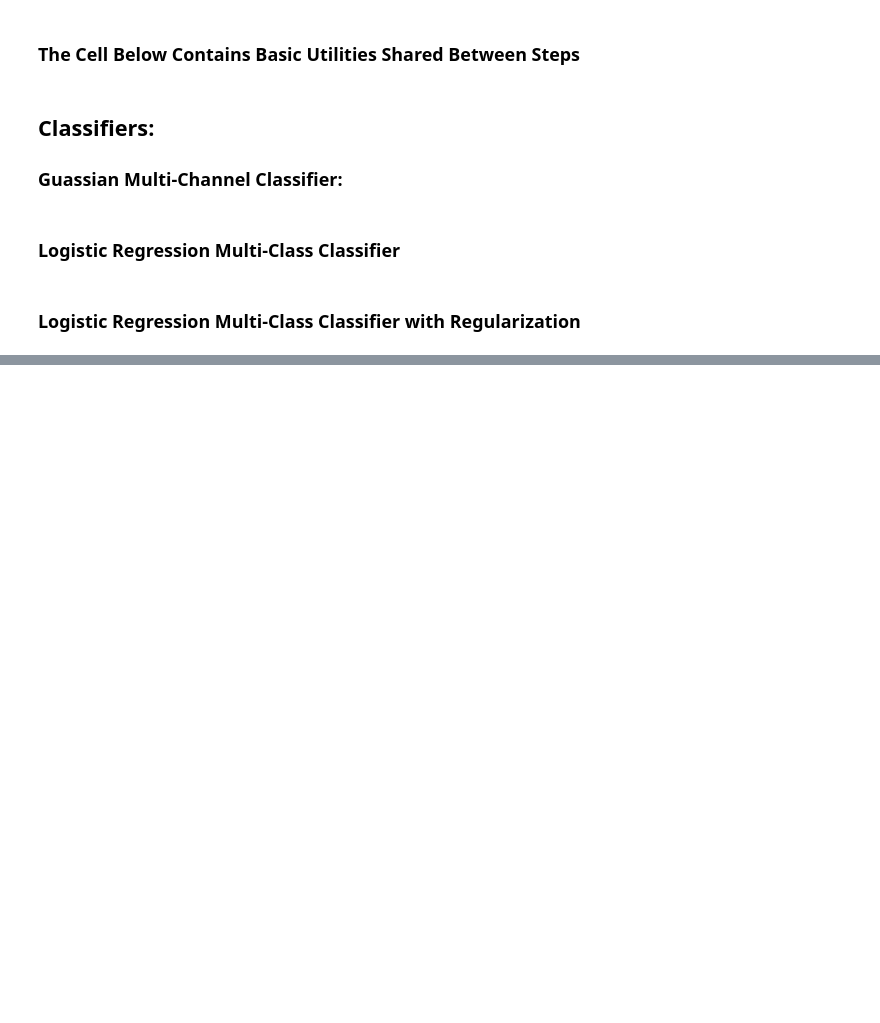
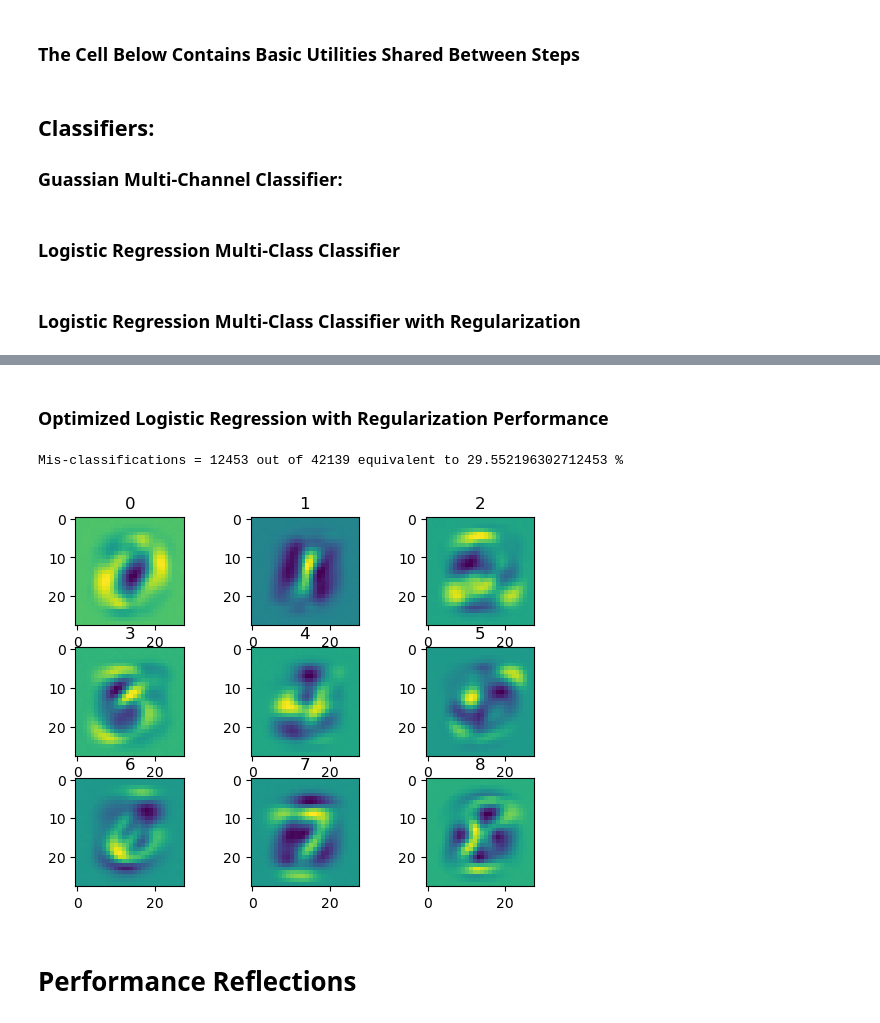
Before and after one commit to brandonegg/MNIST-classification, a Jupyter notebook: Phase2/Phase2.ipynb, the cells around one changed output, grey strips where cells are left out. Saved outputs shown, nothing was run; the diff lists cells and outputs as text; code cells hidden in the pictures; blank space fills up the shorter version.

```diff
--- a/Phase2/Phase2.ipynb
+++ b/Phase2/Phase2.ipynb
@@ -257,7 +282,7 @@ def Optimize_MC_Hyperparameters(x_data ,y_data, range):
     best_misclassifications = None
 
     for lam in range:
-        A = logisticRegressionMultiClassClassifierWithRegularization(x_data, y_data, 1000, lam=lam)
+        A = logisticRegressionMultiClassClassifierWithRegularization(x_data, y_data, 10, lam=lam)
         misclassifications = testLinearMCClassifier(A, x_data, y_data)
 
         if best_misclassifications == None or misclassifications < best_misclassifications:
@@ -287,0 +315,11 @@ Mis-classifications = 124 out of 13105 equivalent to 0.9462037390309042 %
+# %% [markdown]
+### Optimized Logistic Regression with Regularization Performance
+# %%
+A = Optimize_MC_Hyperparameters(X_train, y_train, np.linspace(0, 2, 4))
+result = testLinearMCClassifier(A, X_train, y_train, True)
+fig, axs = graphClassifier(A)
+# %% [output]
+Mis-classifications = 12453 out of 42139 equivalent to 29.552196302712453 %
+[figure, added]
+# %% [markdown]
+# Performance Reflections
```
Also changed, not shown: parts of 7 cells of this notebook.
